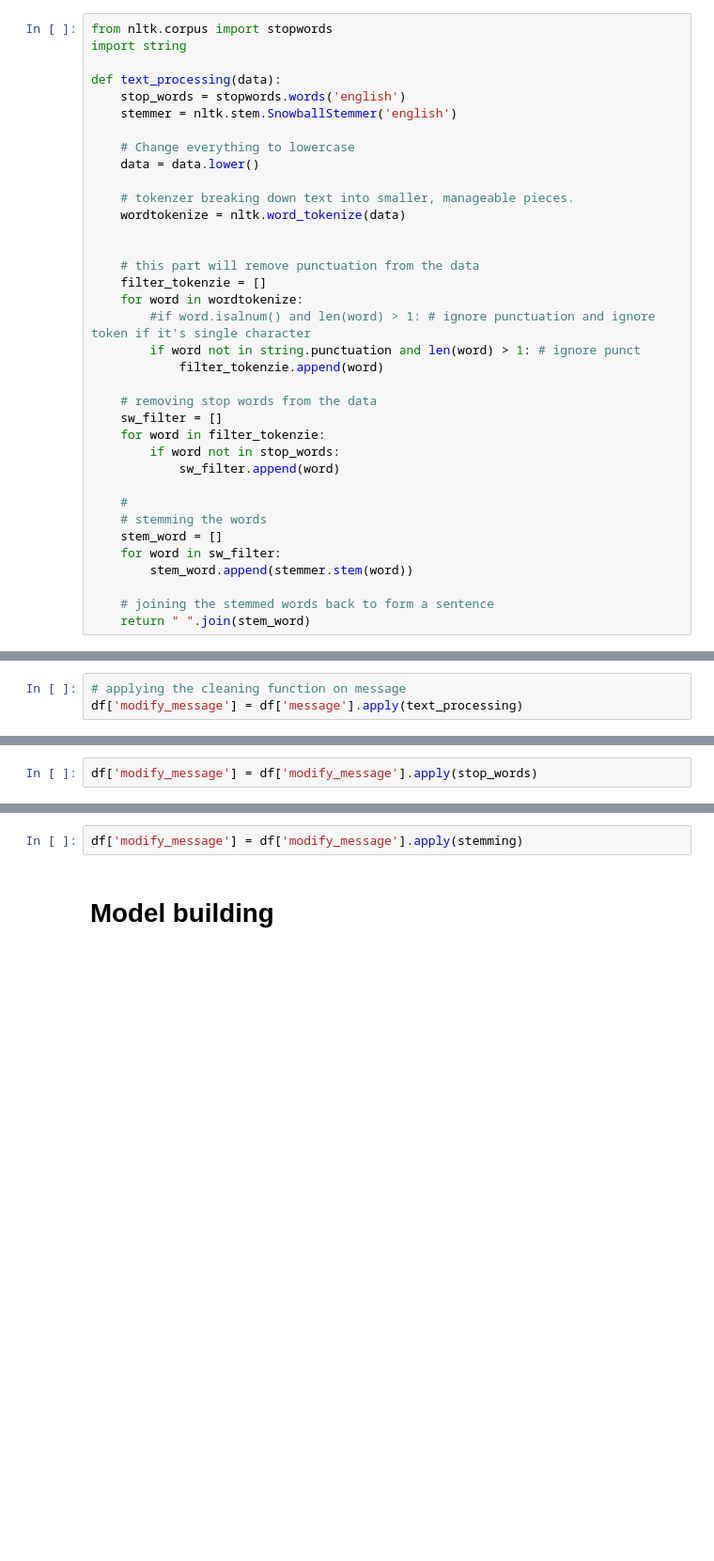
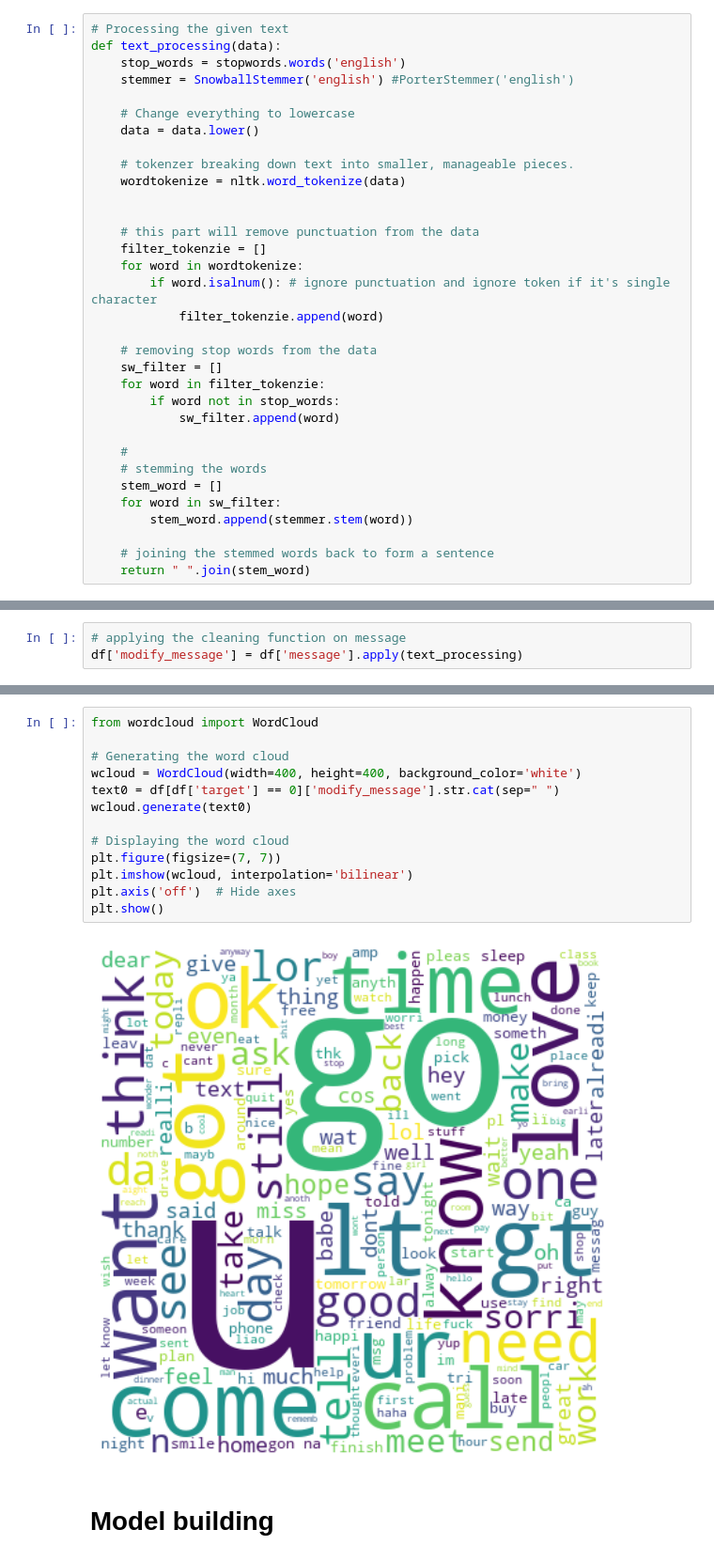
Before and after one commit to KanAfridi/Sms-Spam-Detection-Model, a Jupyter notebook: sms-spam-detection-model.ipynb, the cells around one changed output, grey strips where cells are left out. Shown at 94% size. Cells and saved outputs as stored; diff of their text form; blank space fills up the shorter version.

```diff
--- a/sms-spam-detection-model.ipynb
+++ b/sms-spam-detection-model.ipynb
@@ -205,12 +193,10 @@ def cleaning(data):
     - Removes stopwords
     - Applies stemming
 # %%
-from nltk.corpus import stopwords
-import string
-
+# Processing the given text
 def text_processing(data):
     stop_words = stopwords.words('english')
-    stemmer = nltk.stem.SnowballStemmer('english')
+    stemmer = SnowballStemmer('english') #PorterStemmer('english')
 
     # Change everything to lowercase
     data = data.lower()
@@ -222,8 +208,7 @@ def text_processing(data):
     # this part will remove punctuation from the data
     filter_tokenzie = []
     for word in wordtokenize:
-        #if word.isalnum() and len(word) > 1: # ignore punctuation and ignore token if it's single character
-        if word not in string.punctuation and len(word) > 1: # ignore punct
+        if word.isalnum(): # ignore punctuation and ignore token if it's single character
             filter_tokenzie.append(word)
 
     # removing stop words from the data
@@ -271,2 +238,0 @@ stop_words('hi my name is khan afridi')
-# %%
-df['modify_message'] = df['modify_message'].apply(stop_words)
@@ -297,4 +239,17 @@ Name: modify_message, dtype: object
-# %%
-df['modify_message'] = df['modify_message'].apply(stemming)
+# %%
+from wordcloud import WordCloud
+
+# Generating the word cloud
+wcloud = WordCloud(width=400, height=400, background_color='white')
+text0 = df[df['target'] == 0]['modify_message'].str.cat(sep=" ")
+wcloud.generate(text0)
+
+# Displaying the word cloud
+plt.figure(figsize=(7, 7))
+plt.imshow(wcloud, interpolation='bilinear')
+plt.axis('off')  # Hide axes
+plt.show()
+# %% [output]
+[figure, added]
 # %% [markdown]
 # Model building
```
Also changed, not shown: parts of 45 cells of this notebook, 2 other files.
